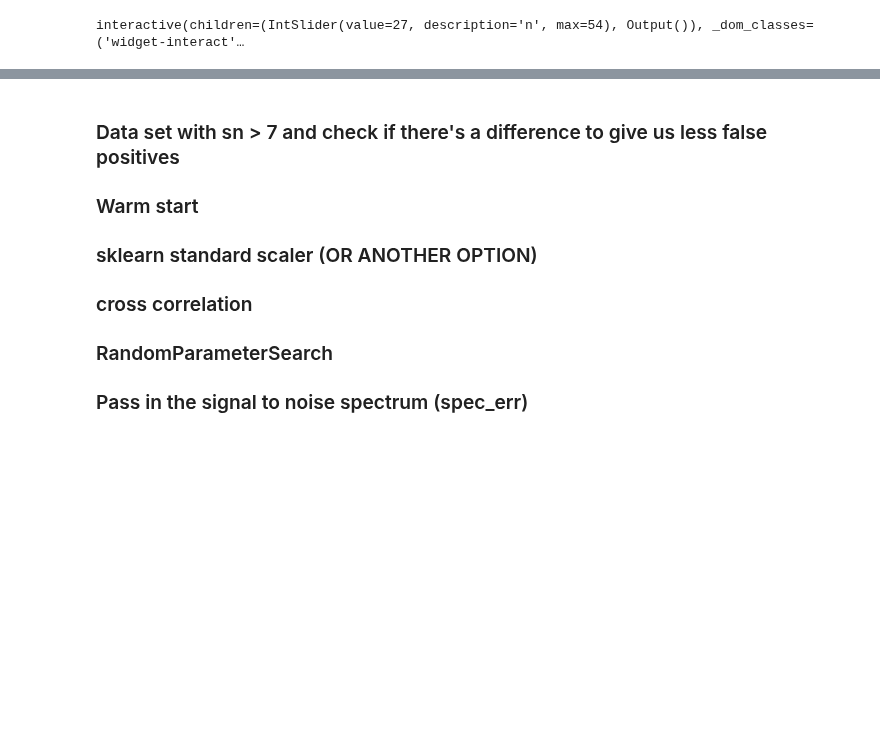
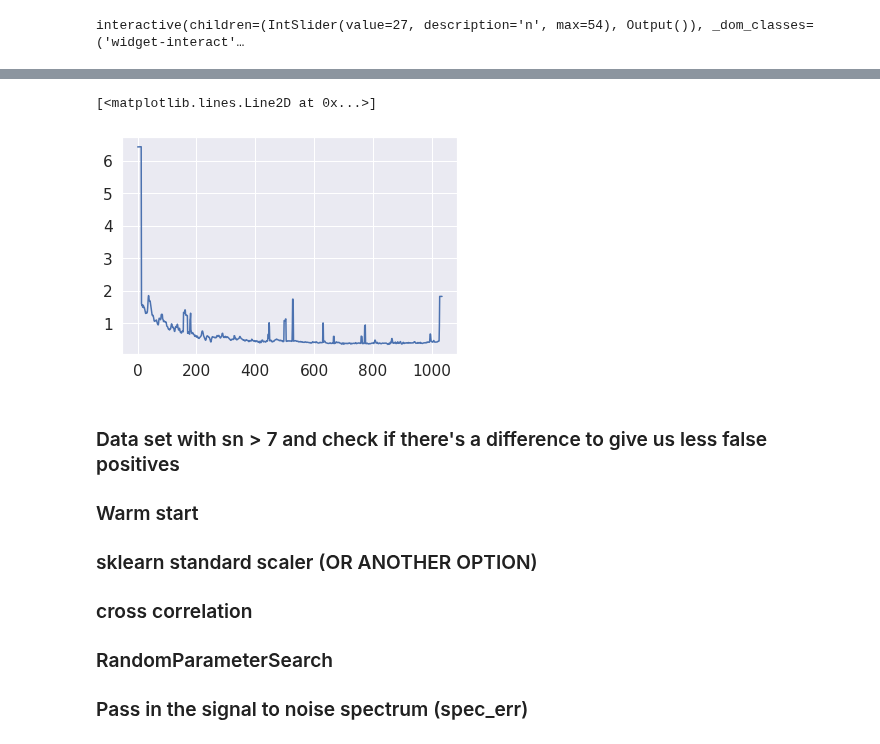
Before and after one commit to nickdavila/LAE-ML-Classification, a Jupyter notebook: Nick-RandomForest.ipynb, the cells around one changed output, grey strips where cells are left out. Cells and saved outputs as stored; diff of their text form; code cells hidden in the pictures; blank space fills up the shorter version.

```diff
--- a/Nick-RandomForest.ipynb
+++ b/Nick-RandomForest.ipynb
@@ -286,3 +301,8 @@ interactive(children=(IntSlider(value=1492, description='n', max=2984), Output()
+# %%
+plt.plot(high_confidence_highz_spec_err_sn7[ind])
+# %% [output]
+[<matplotlib.lines.Line2D at 0x...>]
+[figure, added]
 # %% [markdown]
 ### Data set with sn > 7 and check if there's a difference to give us less false positives
 ### Warm start
```
Also changed, not shown: parts of 23 cells of this notebook.
